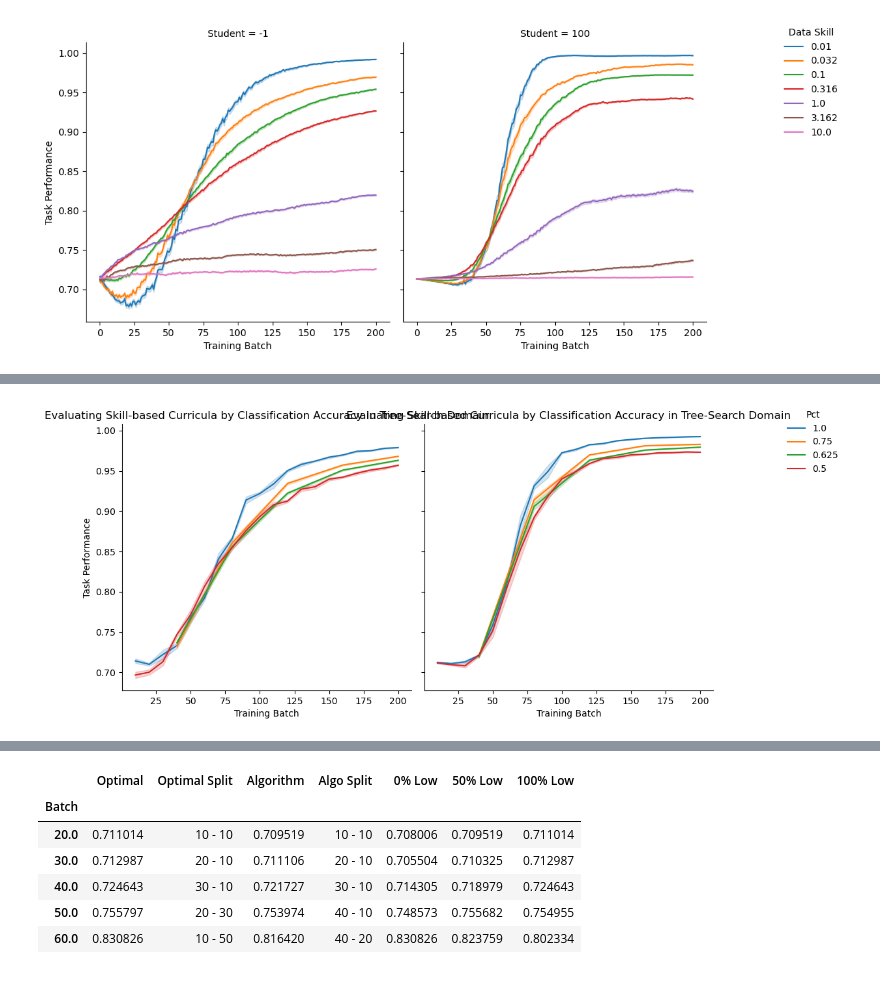
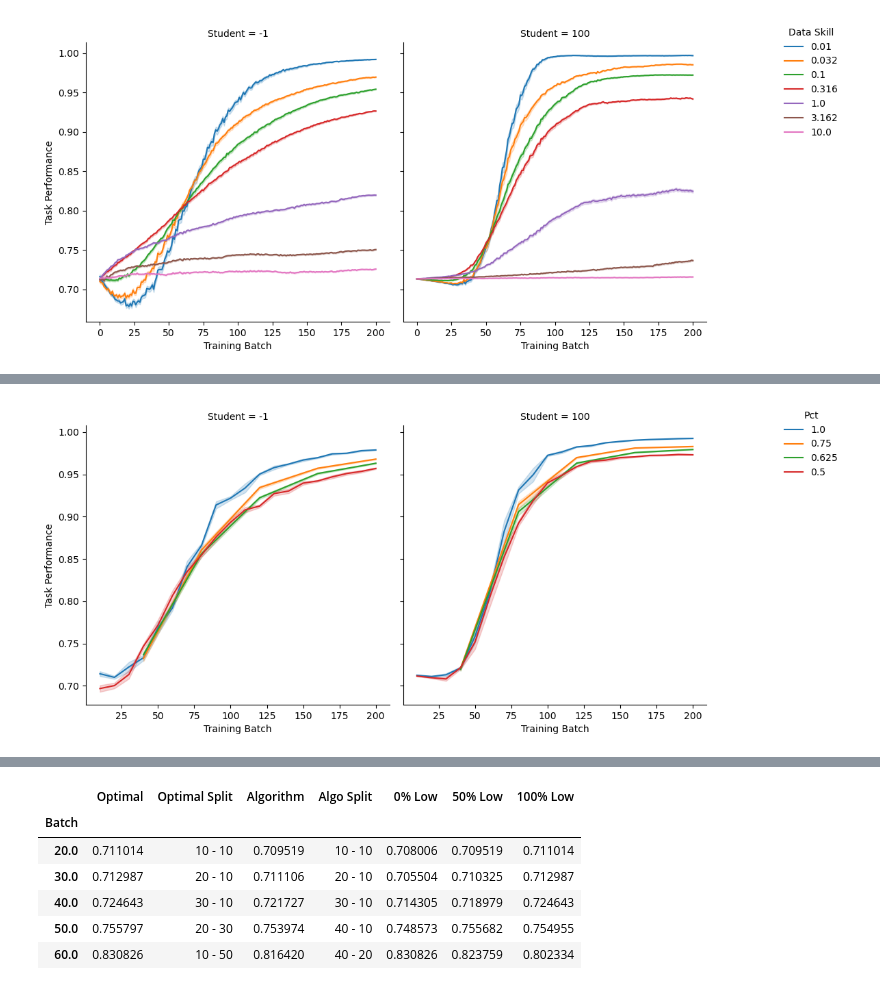
Before and after one commit to saumikn/gymnasium-test, a Jupyter notebook: tree.ipynb, the cells around one changed output, grey strips where cells are left out. Drawn from its saved outputs; the diff is of its cells as text; code cells hidden in the pictures.

```diff
--- a/tree.ipynb
+++ b/tree.ipynb
@@ -329,17 +309,26 @@ df2 = df2[df2.Batch <= 200]
 # df2['Teacher'] = df2.Teacher.replace(dict(zip(df2.Teacher.unique(), ['2 Bins', '4 Bins', '1 Bin'])))
 df2['Teacher'] = df2.Teacher.apply(lambda x: f"{len(eval(x))} Stages")
 df2 = df2.sort_values('Teacher')
-df2 = df2.rename(columns={'Teacher':'# of Bins'})
+
+
+df3 = df[df.Teacher==str([(0.01, 200)])].query('Batch <= 50')
+df3['Batch'] *= 4
+df3['Teacher'] = 'Filtered BC'
+df2 = pd.concat([df2, df3])
+
+
+
+df2 = df2.rename(columns={'Teacher':'Strategy'})
 
 with warnings.catch_warnings():
     warnings.simplefilter(action='ignore', category=FutureWarning)
-    ax = sns.relplot(df2, kind='line', col='Student', x='Batch', y='Perf', hue='# of Bins', errorbar='se')
+    ax = sns.relplot(df2, kind='line', col='Student', x='Batch', y='Perf', hue='Strategy', errorbar='se')
     sns.move_legend(ax, "upper left", bbox_to_anchor=(1, 1))
     ax.set(
         # title='Evaluating Skill-based Curricula by Number of Bins in Tree-Search Domain',
         xlabel='Budget',
         ylabel='Task Performance'
     )
-# plt.savefig('images/tree-2.1.pdf', bbox_inches='tight')
+plt.savefig('images/tree-2.1.pdf', bbox_inches='tight')
 plt.show()
 # %% [output]
@@ -347,30 +352,35 @@ plt.show()
 # %%
 subs['twoB'] = []
 for nb in range(10,201,10):
     subs['twoB'].append(str([((0.316,0.1), nb//2), ((0.032,0.010), nb//2)]))
 
 df2 = df[df.Teacher.isin(subs['twoB'])].copy()
 # df2 = df2[df2.Student==-1]
 
 # .rename(columns={'Pct':'Classification\nAccuracy'})
 df2['Pct'] = 1 - df2['Pct']/2
 df2 = df2.astype({'Pct': 'str'})
 df2 = df2.sort_values('Pct', ascending=False)
 df2 = df2[df2.Pct.isin(['1.0','0.857','0.75','0.625','0.5'])]
 
+# df3 = df[df.Teacher==str([(0.01, 200)])].query('Batch <= 50')
+# df3['Batch'] *= 4
+# df3['Teacher'] = 'Filtered BC'
+# df2 = pd.concat([df2, df3])
 
 with warnings.catch_warnings():
     warnings.simplefilter(action='ignore', category=FutureWarning)
     ax = sns.relplot(df2, kind='line', col='Student', x='Batch', y='Perf', hue='Pct', errorbar='se')
     sns.move_legend(ax, "upper left", bbox_to_anchor=(1, 1))
     ax.set(
-        title='Evaluating Skill-based Curricula by Classification Accuracy in Tree-Search Domain',
+        # title='Evaluating Skill-based Curricula by Classification Accuracy in Tree-Search Domain',
         xlabel='Training Batch',
         ylabel='Task Performance'
     )
-# plt.savefig('images/tree-2.2.pdf', bbox_inches='tight')
+plt.savefig('images/tree-2.2.pdf', bbox_inches='tight')
+plt.show()
 # %% [output]
-[figure, old version]
+[figure, new version]
 # %%
 def eval_three(k, student):
     df2 = df[df.Student==student]
```
Also changed, not shown: parts of 8 cells of this notebook, 6 other files.
